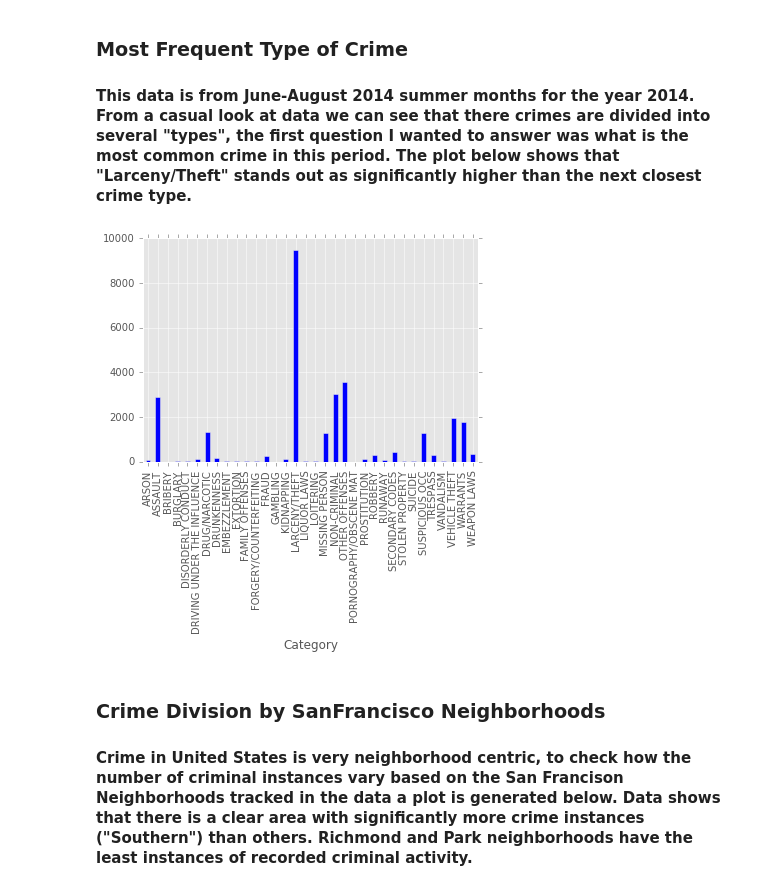
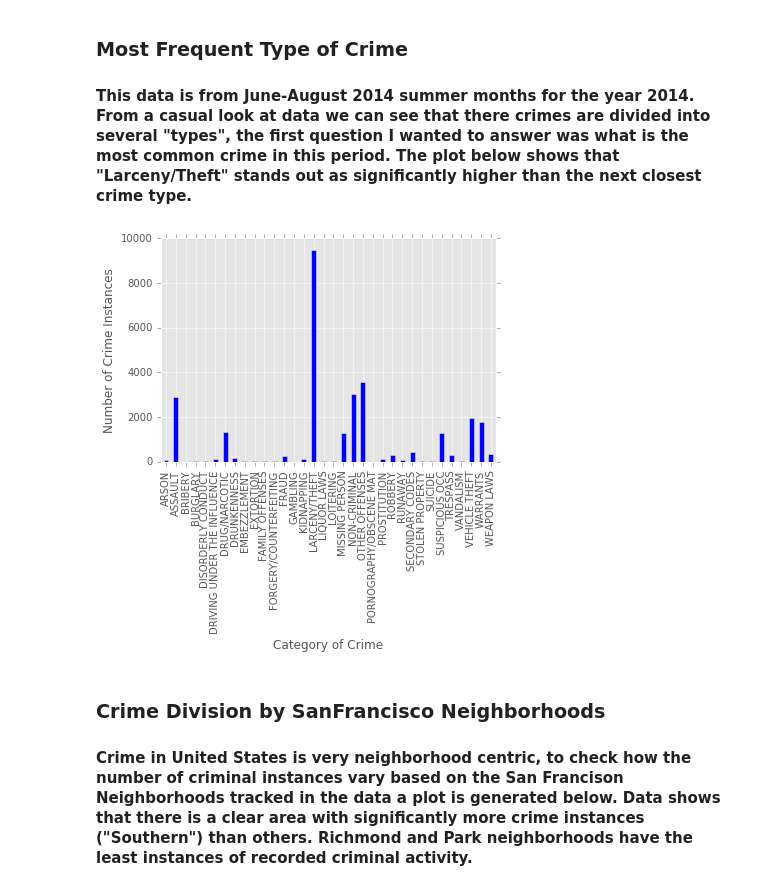
Before and after one commit to a-d-i/dssfodata, a Jupyter notebook: sfocrimeanalysis.ipynb, the cells around one changed output. Cells and saved outputs as stored; diff of their text form; code cells hidden in the pictures.

Commit message:
figure labels

```diff
--- a/sfocrimeanalysis.ipynb
+++ b/sfocrimeanalysis.ipynb
@@ -17,9 +17,11 @@ matplotlib.style.use('ggplot')
 #### This data is from June-August 2014 summer months for the year 2014. From a casual look at data we can see that there crimes are divided into several "types", the first question I wanted to answer was what is the most common crime in this period. The plot below shows that "Larceny/Theft" stands out as significantly higher than the next closest crime type.
 # %%
 df = pd.read_csv("sanfrancisco_incidents_summer_2014.csv")
-df.groupby('Category').size().plot(kind='bar');
+fig = df.groupby('Category').size().plot(kind='bar');
+fig.set_ylabel("Number of Crime Instances");
+fig.set_xlabel("Category of Crime");
 # %% [output]
-[figure, old version]
+[figure, new version]
 # %% [markdown]
 ### Crime Division by SanFrancisco Neighborhoods
 #### Crime in United States is very neighborhood centric, to check how the number of criminal instances vary based on the San Francison Neighborhoods tracked in the data a plot is generated below. Data shows that there is a clear area with significantly more crime instances ("Southern") than others. Richmond and Park neighborhoods have the least instances of recorded criminal activity.
```
Also changed, not shown: parts of 3 cells of this notebook.
